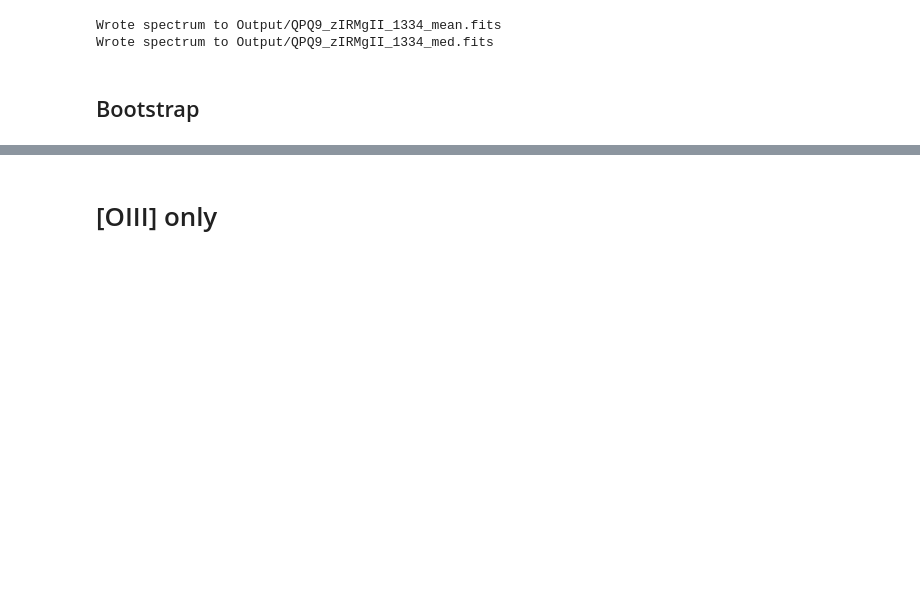
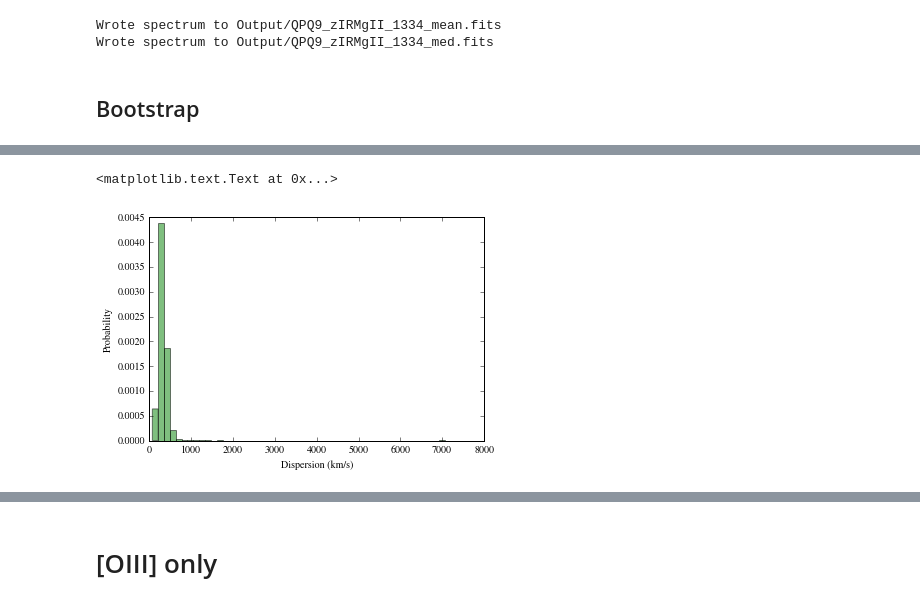
Before and after one commit to qsopairs/papers, a Jupyter notebook: QPQ9/Analysis/Stacks/CII1334_fiddle.ipynb, the cells around one changed output, grey strips where cells are left out. Saved outputs shown, nothing was run; the diff lists cells and outputs as text; code cells hidden in the pictures; blank space fills up the shorter version.

```diff
--- a/QPQ9/Analysis/Stacks/CII1334_fiddle.ipynb
+++ b/QPQ9/Analysis/Stacks/CII1334_fiddle.ipynb
@@ -176,3 +182,12 @@ len(np.where(tau_cen < 0)[0])/len(tau_cen)
+# %%
+# Plot dispersions
+tau_disp = hdulist[4].data
+n,bins,patches = plt.hist(tau_disp,50,normed=1,facecolor='green',alpha=0.5)
+plt.xlabel('Dispersion (km/s)')
+plt.ylabel('Probability')
+# %% [output]
+<matplotlib.text.Text at 0x...>
+[figure, added]
 # %%
 #Median
 qpq9b.boot_trans(wrest=1334.5323*u.AA,outfil='../Bootstrap/Output/IRMgII_1334_med.fits',stack_tup0=stack_tup,median=True)
```
Also changed, not shown: parts of 18 cells of this notebook, 12 other files.
